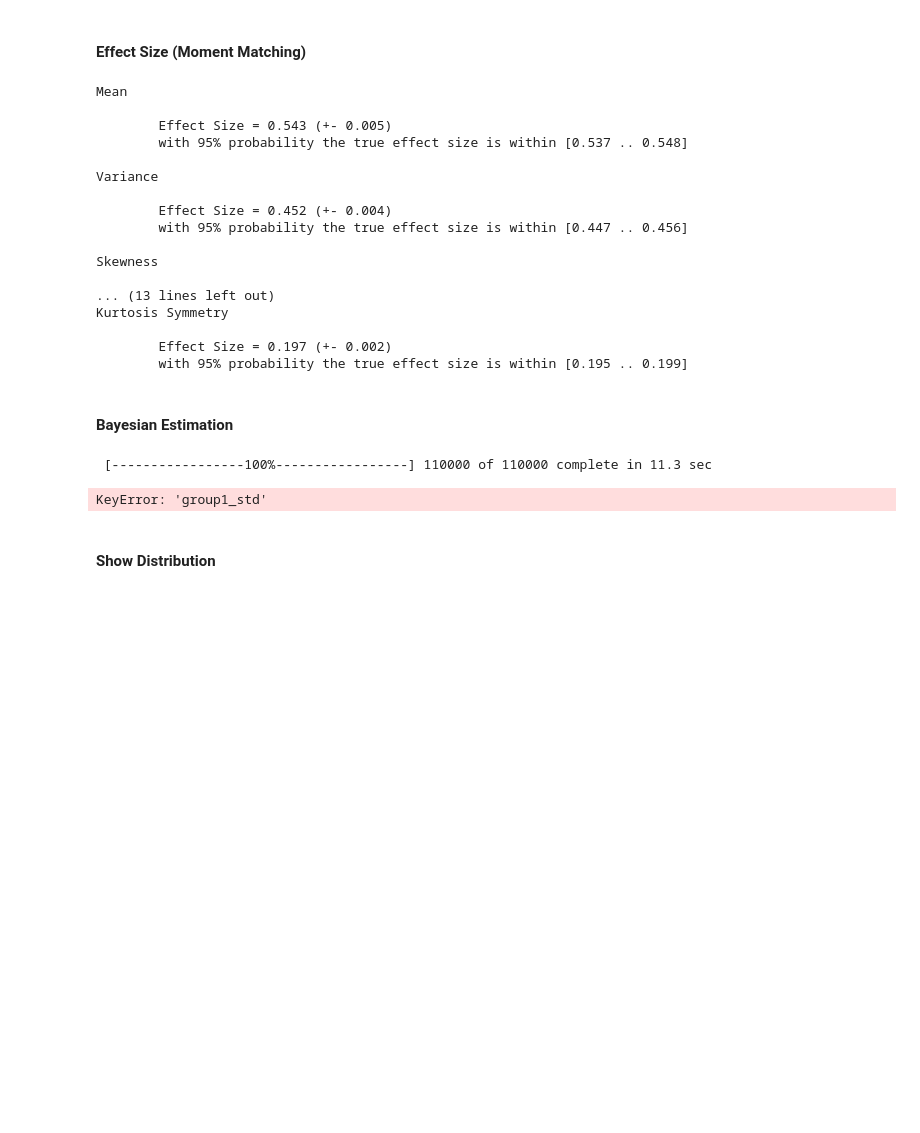
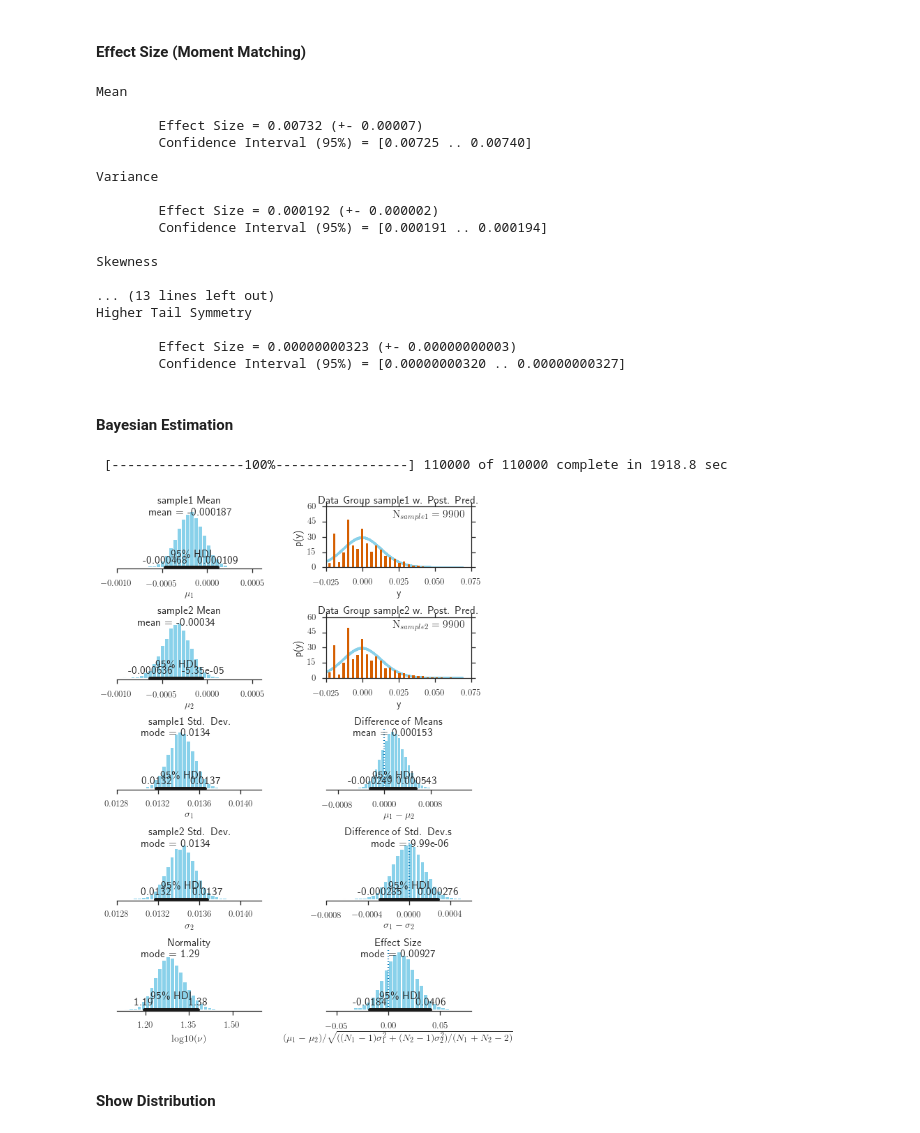
Before and after one commit to rgutzen/ValidationTools, a Jupyter notebook: Validation_Book.ipynb, the cells around one changed output. Cells and saved outputs as stored; diff of their text form; code cells hidden in the pictures; blank space fills up the shorter version.

```diff
--- a/Validation_Book.ipynb
+++ b/Validation_Book.ipynb
@@ -116,9 +110,11 @@ from numpy import mean, var
 from scipy.stats import skew, kurtosis, moment
 
 loggy=False
+alt_var = (np.var(dist_sample_1) + np.var(dist_sample_2)) / 2.
+
 
 print "Mean"
-dist.effect_size(dist_sample_1, dist_sample_2, true_var=None, comparison=mean, bias_correction=True,
+dist.effect_size(dist_sample_1, dist_sample_2, true_var=alt_var, comparison=mean, bias_correction=True,
                  log_scale=loggy)
 print "Variance"
 dist.effect_size(dist_sample_1, dist_sample_2, true_var=None, comparison=var, bias_correction=True,
@@ -129,55 +125,50 @@ dist.effect_size(dist_sample_1, dist_sample_2, true_var=None, comparison=moment,
 print "Kurtosis"
 dist.effect_size(dist_sample_1, dist_sample_2, true_var=None, comparison=moment, bias_correction=True,
                  comparison_args={'moment':4}, dof=1, log_scale=loggy);
-print "Skew Symmetry"
+print "Tail Asymmetry"
 dist.effect_size(dist_sample_1, dist_sample_2, true_var=None, comparison=moment, bias_correction=True,
                  comparison_args={'moment':5}, dof=1, log_scale=loggy);
-print "Kurtosis Symmetry"
+print "Higher Tail Symmetry"
 dist.effect_size(dist_sample_1, dist_sample_2, true_var=None, comparison=moment, bias_correction=True,
                  comparison_args={'moment':6}, dof=1, log_scale=loggy);
 # %% [output]
 Mean
 
-        Effect Size = 0.543 (+- 0.005)
-        with 95% probability the true effect size is within [0.537 .. 0.548]
+        Effect Size = 0.00732 (+- 0.00007)
+        Confidence Interval (95%) = [0.00725 .. 0.00740]
 
 Variance
 
-        Effect Size = 0.452 (+- 0.004)
-        with 95% probability the true effect size is within [0.447 .. 0.456]
+        Effect Size = 0.000192 (+- 0.000002)
+        Confidence Interval (95%) = [0.000191 .. 0.000194]
 
 Skewness
 
 ... (13 lines left out)
-Kurtosis Symmetry
+Higher Tail Symmetry
 
-        Effect Size = 0.197 (+- 0.002)
-        with 95% probability the true effect size is within [0.195 .. 0.199]
+        Effect Size = 0.00000000323 (+- 0.00000000003)
+        Confidence Interval (95%) = [0.00000000320 .. 0.00000000327]
 # %% [markdown]
 #### Bayesian Estimation
-# %%
-import best
-import best.plot
-from pymc import MCMC
-
-drug = (101,100,102,104,102,97,105,105,98,101,100,123,105,103,100,95,102,106,
-        109,102,82,102,100,102,102,101,102,102,103,103,97,97,103,101,97,104,
-        96,103,124,101,101,100,101,101,104,100,101)
-placebo = (99,101,100,101,102,100,97,101,104,101,102,102,100,105,88,101,100,
-           104,100,100,100,101,102,103,97,101,101,100,101,99,101,100,100,
-101,100,99,101,100,102,99,100,99)
-
-data = {'drug':drug,'placebo':placebo}
-
-model = best.make_model(data)
-
-M = MCMC(model)
-M.sample(iter=110000, burn=10000)
-
-best.plot.make_figure(M)
-# %% [output]
- [-----------------100%-----------------] 110000 of 110000 complete in 11.3 sec
-KeyError: 'group1_std'
+# %%
+import best
+import best.plot
+from pymc import MCMC
+
+model = best.make_model({'sample1':dist_sample_1,'sample2':dist_sample_2},
+                        separate_nu=False)
+
+M = MCMC(model)
+M.sample(iter=110000, burn=10000)
+# %% [output]
+ [-----------------100%-----------------] 110000 of 110000 complete in 1918.8 sec
+# %%
+sns.set(style='ticks', palette='Set2', context='talk')
+
+best.plot.make_figure(M);
+# %% [output]
+[figure, added]
 # %% [markdown]
 #### Show Distribution
 # %%
```
Also changed, not shown: parts of 7 cells of this notebook, 5 other files.
